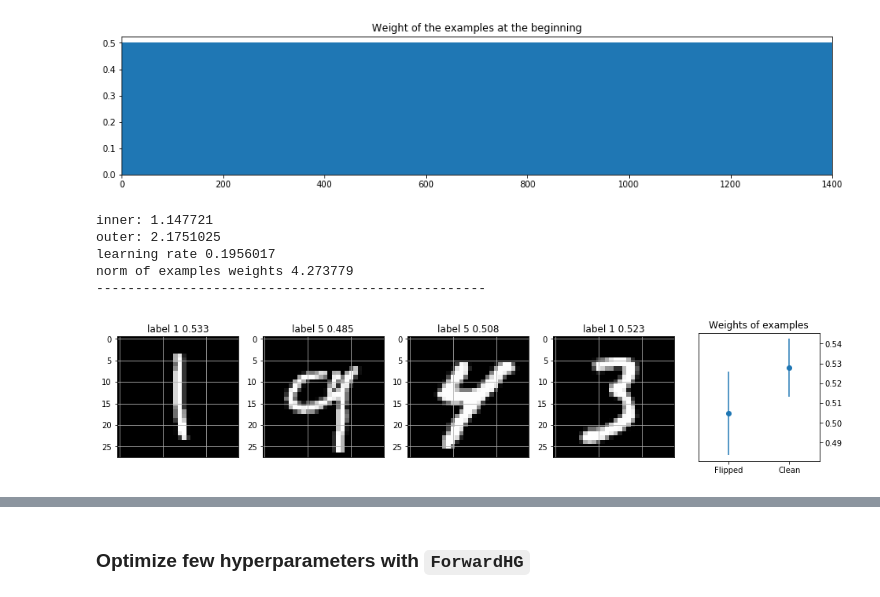
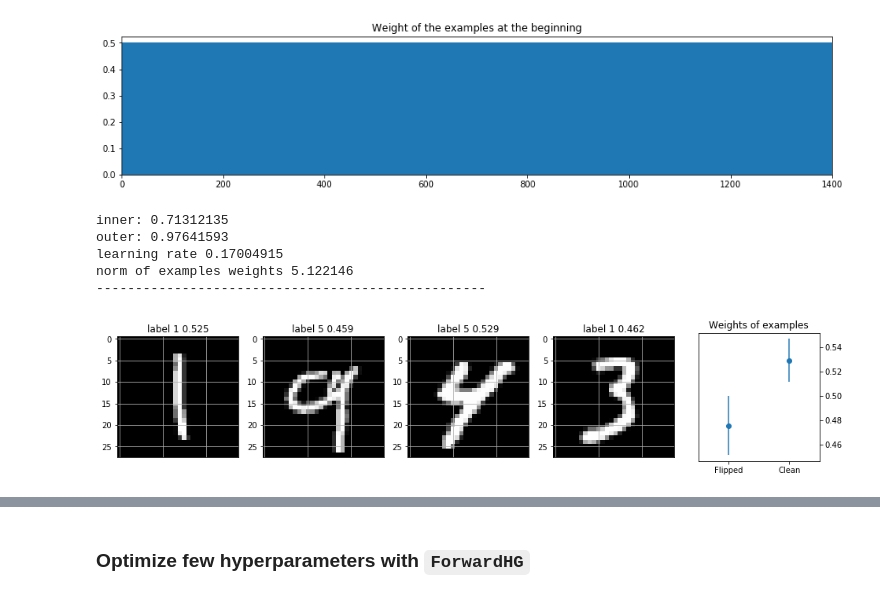
Before and after one commit to lucfra/FAR-HO, a Jupyter notebook: far_ho/examples/autoMLDemos/Far-HO Demo, AutoML 2018, ICML workshop.ipynb, the cells around one changed output, grey strips where cells are left out. Cells and saved outputs as stored; diff of their text form; code cells hidden in the pictures.

```diff
--- a/far_ho/examples/autoMLDemos/Far-HO Demo, AutoML 2018, ICML workshop.ipynb
+++ b/far_ho/examples/autoMLDemos/Far-HO Demo, AutoML 2018, ICML workshop.ipynb
@@ -107,7 +96,7 @@ inner_optimizer = far.GradientDescentOptimizer(lr)
 outer_optimizer = tf.train.AdamOptimizer(0.02)
 hyper_step = far.HyperOptimizer().minimize(E, outer_optimizer, L, inner_optimizer)
 
-T = 50  # Number of inner iterations
+T = 100  # Number of inner iterations
 train_set_supplier = train_set.create_supplier(x, y)
 validation_set_supplier = validation_set.create_supplier(x, y)
 # %%
@@ -159,19 +148,19 @@ plt.title('Weight of the examples at the beginning');
 # %%
 # examples
 n_hyper_iterations = 10
 for hyt in range(n_hyper_iterations):
-    hyper_step(3,
+    hyper_step(T,
                inner_objective_feed_dicts=train_set_supplier,
                outer_objective_feed_dicts=validation_set_supplier)
     if hyt % 2 ==0:
         make_plots1()
 # %% [output]
-inner: 1.147721
-outer: 2.1751025
-learning rate 0.1956017
-norm of examples weights 4.273779
+inner: 0.71312135
+outer: 0.97641593
+learning rate 0.17004915
+norm of examples weights 5.122146
 --------------------------------------------------
-[figure, old version]
+[figure, new version]
 # %%
 plt.figure(figsize=(15, 3))
 plt.bar(list(range(train_set.num_examples)), example_weights.eval(), width=1.);
```
Also changed, not shown: parts of 15 cells of this notebook.
